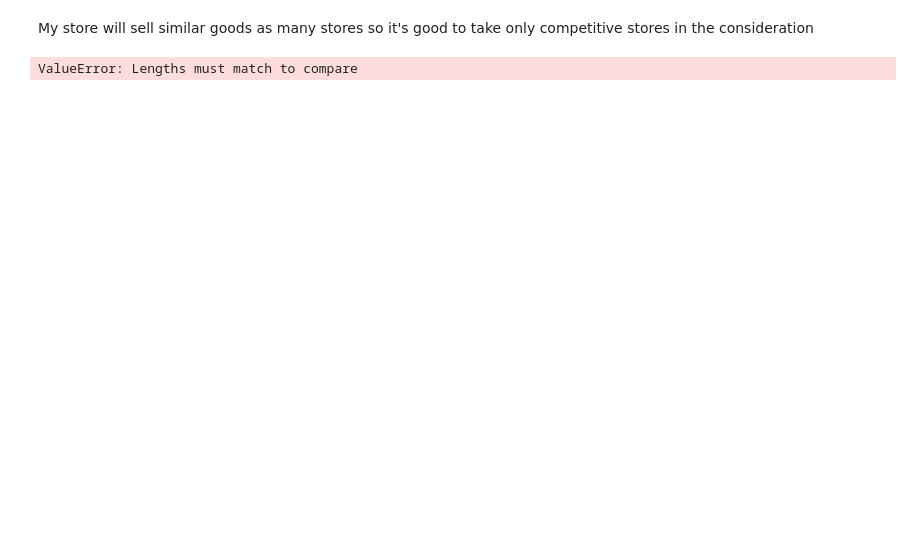
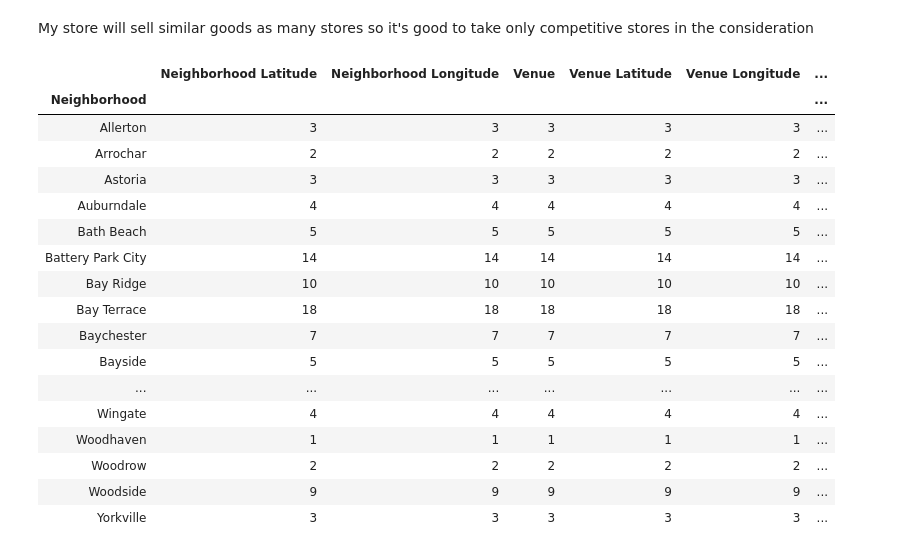
Before and after one commit to Quan-Dang-PM/Coursera_Capstone, a Jupyter notebook: The Battle of Neighborhoods (Week 4).ipynb, the cells around one changed output. Saved outputs shown, nothing was run; the diff lists cells and outputs as text; code cells hidden in the pictures; blank space fills up the shorter version.

```diff
--- a/The Battle of Neighborhoods (Week 4).ipynb
+++ b/The Battle of Neighborhoods (Week 4).ipynb
@@ -356,4 +358,23 @@ store_list = ['Grocery Store', 'Convenience Store', 'Liquor Store',
 # %%
-newyork_venues[newyork_venues['Venue Category']== store_list]
+#newyork_venues[newyork_venues['Venue Category']== store_list]
-# %% [output]
-ValueError: Lengths must match to compare
+# %%
+ny_allstore.groupby('Neighborhood').count()
+# %% [output]
+|  | Neighborhood Latitude | Neighborhood Longitude | Venue | Venue Latitude | Venue Longitude | ... |
+| Neighborhood |  |  |  |  |  | ... |
+| Allerton | 3 | 3 | 3 | 3 | 3 | ... |
+| Arrochar | 2 | 2 | 2 | 2 | 2 | ... |
+| Astoria | 3 | 3 | 3 | 3 | 3 | ... |
+| Auburndale | 4 | 4 | 4 | 4 | 4 | ... |
+| Bath Beach | 5 | 5 | 5 | 5 | 5 | ... |
+| Battery Park City | 14 | 14 | 14 | 14 | 14 | ... |
+| Bay Ridge | 10 | 10 | 10 | 10 | 10 | ... |
+| Bay Terrace | 18 | 18 | 18 | 18 | 18 | ... |
+| Baychester | 7 | 7 | 7 | 7 | 7 | ... |
+| Bayside | 5 | 5 | 5 | 5 | 5 | ... |
+| ... | ... | ... | ... | ... | ... | ... |
+| Wingate | 4 | 4 | 4 | 4 | 4 | ... |
+| Woodhaven | 1 | 1 | 1 | 1 | 1 | ... |
+| Woodrow | 2 | 2 | 2 | 2 | 2 | ... |
+| Woodside | 9 | 9 | 9 | 9 | 9 | ... |
+| Yorkville | 3 | 3 | 3 | 3 | 3 | ... |
```
Also changed, not shown: parts of 18 cells of this notebook.
